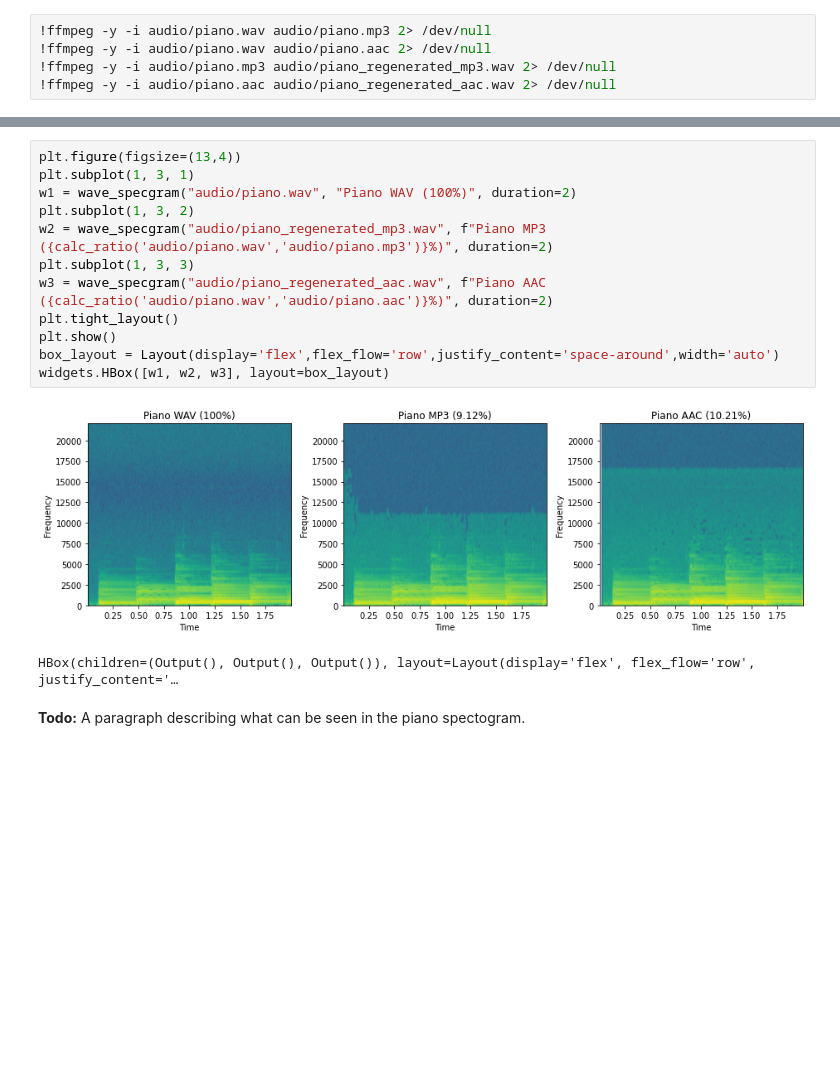
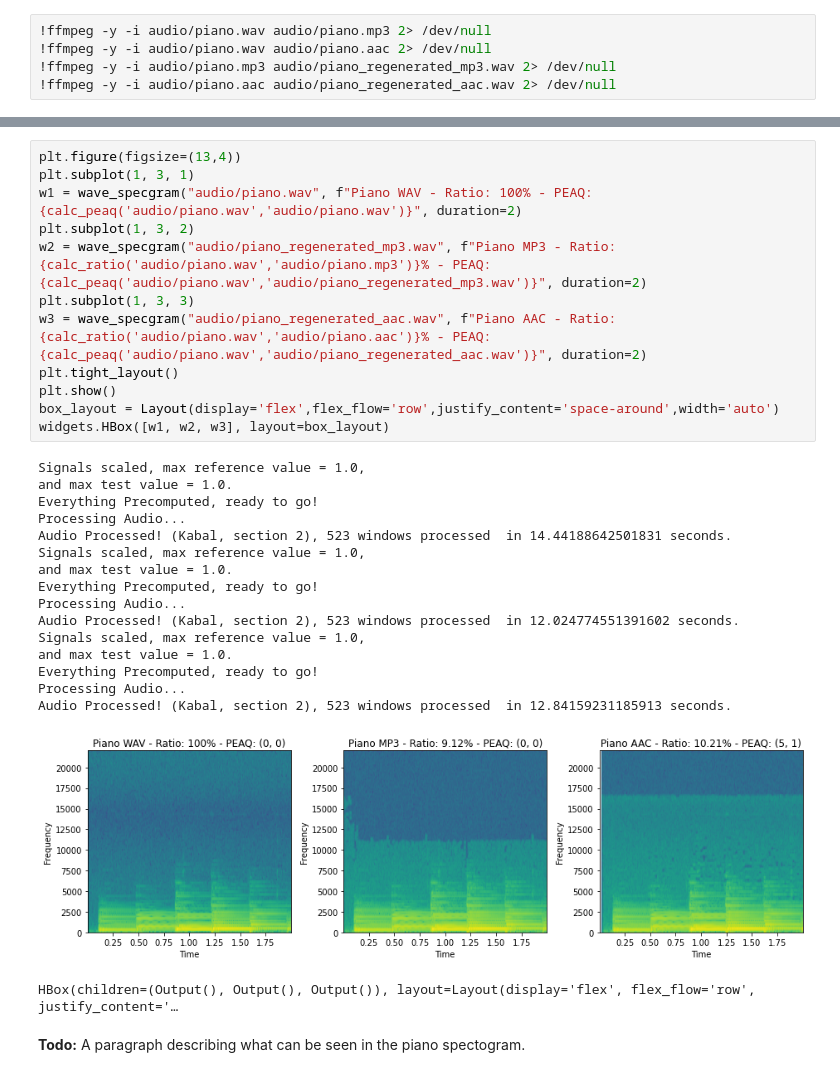
Before and after one commit to matinlotfali/LossyAudioCompressionTutorial, a Jupyter notebook: README.ipynb, the cells around one changed output, grey strips where cells are left out. Cells and saved outputs as stored; diff of their text form; blank space fills up the shorter version.

Commit message:
Try PEAQ

```diff
--- a/README.ipynb
+++ b/README.ipynb
@@ -43,18 +60,33 @@ def calc_ratio(original_file, other_file):
 # %%
 plt.figure(figsize=(13,4))
 plt.subplot(1, 3, 1)
-w1 = wave_specgram("audio/piano.wav", "Piano WAV (100%)", duration=2)
+w1 = wave_specgram("audio/piano.wav", f"Piano WAV - Ratio: 100% - PEAQ: {calc_peaq('audio/piano.wav','audio/piano.wav')}", duration=2)
 plt.subplot(1, 3, 2)
-w2 = wave_specgram("audio/piano_regenerated_mp3.wav", f"Piano MP3 ({calc_ratio('audio/piano.wav','audio/piano.mp3')}%)", duration=2)
+w2 = wave_specgram("audio/piano_regenerated_mp3.wav", f"Piano MP3 - Ratio: {calc_ratio('audio/piano.wav','audio/piano.mp3')}% - PEAQ: {calc_peaq('audio/piano.wav','audio/piano_regenerated_mp3.wav')}", duration=2)
 plt.subplot(1, 3, 3)
-w3 = wave_specgram("audio/piano_regenerated_aac.wav", f"Piano AAC ({calc_ratio('audio/piano.wav','audio/piano.aac')}%)", duration=2)
+w3 = wave_specgram("audio/piano_regenerated_aac.wav", f"Piano AAC - Ratio: {calc_ratio('audio/piano.wav','audio/piano.aac')}% - PEAQ: {calc_peaq('audio/piano.wav','audio/piano_regenerated_aac.wav')}", duration=2)
 plt.tight_layout()
 plt.show()
 box_layout = Layout(display='flex',flex_flow='row',justify_content='space-around',width='auto')
 widgets.HBox([w1, w2, w3], layout=box_layout)
 # %% [output]
+Signals scaled, max reference value = 1.0,
+and max test value = 1.0.
+Everything Precomputed, ready to go!
+Processing Audio...
+Audio Processed! (Kabal, section 2), 523 windows processed  in 14.44188642501831 seconds.
+Signals scaled, max reference value = 1.0,
+and max test value = 1.0.
+Everything Precomputed, ready to go!
+Processing Audio...
+Audio Processed! (Kabal, section 2), 523 windows processed  in 12.024774551391602 seconds.
+Signals scaled, max reference value = 1.0,
+and max test value = 1.0.
+Everything Precomputed, ready to go!
+Processing Audio...
+Audio Processed! (Kabal, section 2), 523 windows processed  in 12.84159231185913 seconds.
-[figure, old version]
+[figure, new version]
-HBox(children=(Output(), Output(), Output()), layout=Layout(display='flex', flex_flow='row', justify_content='…
+HBox(children=(Output(), Output(), Output()), layout=Layout(display='flex', flex_flow='row', justify_content='…
 # %% [markdown]
 **Todo:** A paragraph describing what can be seen in the piano spectogram.
 # %%
```
Also changed, not shown: parts of 1 cell of this notebook, 2 other files.
